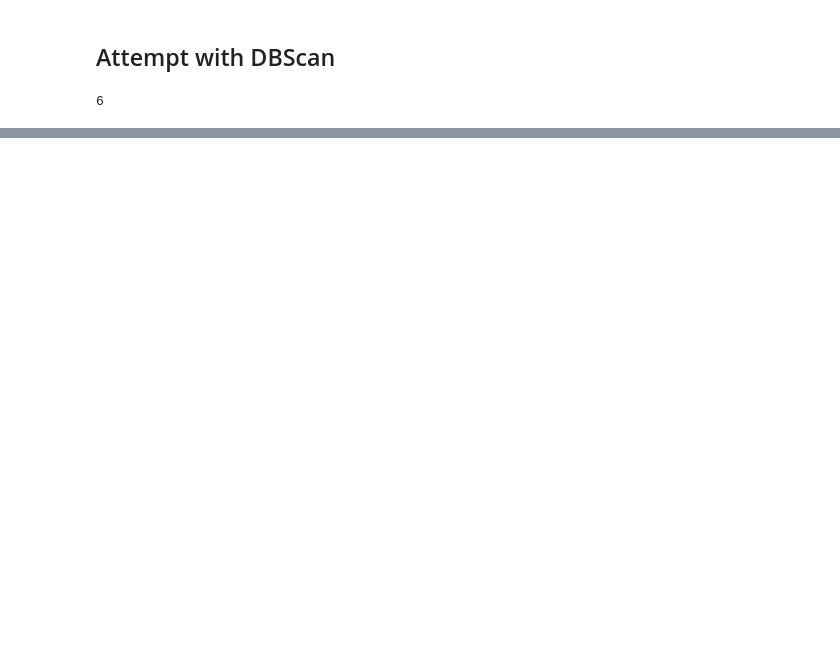
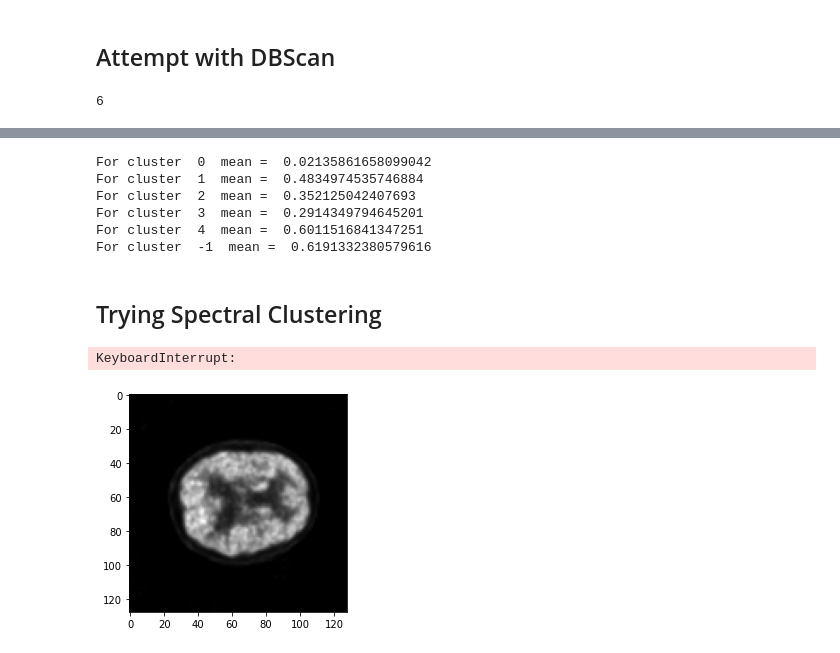
Before and after one commit to SAint7579/PET_ADNI_Segmentation, a Jupyter notebook: DBSCAN.ipynb, the cells around one changed output, grey strips where cells are left out. Drawn from its saved outputs; the diff is of its cells as text; code cells hidden in the pictures; blank space fills up the shorter version.

```diff
--- a/DBSCAN.ipynb
+++ b/DBSCAN.ipynb
@@ -214,0 +218,19 @@ for seg in segments:
+# %%
+for i in set(lables):
+
+    s = 0
+    cnt = 0
+    for c in np.array(clusters)[lables==i]:
+        cnt += len(c.voxels.keys())
+        for v in c.voxels.keys():
+            s += dataset[0][v]
+    print("For cluster ",i," mean = ",s/cnt)
+# %% [output]
+For cluster  0  mean =  0.02135861658099042
+For cluster  1  mean =  0.4834974535746884
+For cluster  2  mean =  0.352125042407693
+For cluster  3  mean =  0.2914349794645201
+For cluster  4  mean =  0.6011516841347251
+For cluster  -1  mean =  0.6191332380579616
+# %% [markdown]
+## Trying Spectral Clustering
@@ -214,0 +239,5 @@ for seg in segments:
+# %%
+sc = SpectralClustering(n_clusters=n_clusters)
+lables = sc.fit_predict(scaled_dataset)
+# %% [output]
+KeyboardInterrupt:
@@ -214,0 +259,7 @@ for seg in segments:
+# %%
+level = 36
+# %%
+plt.imshow(dataset[0][:,:,level],cmap='gray')
+plt.show()
+# %% [output]
+[figure, added]
```
Also changed, not shown: parts of 14 cells of this notebook, 1 other file.
